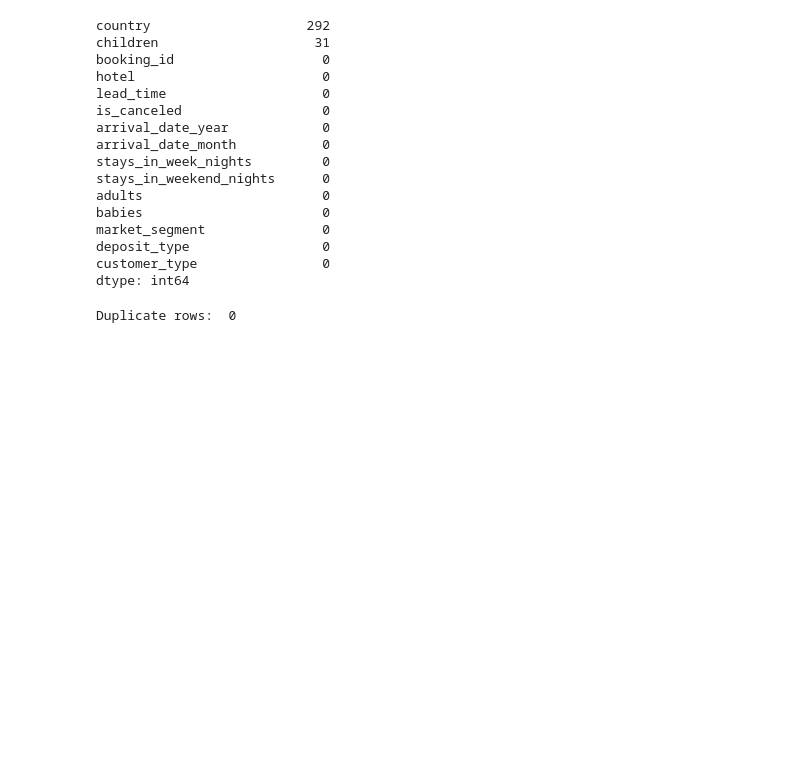
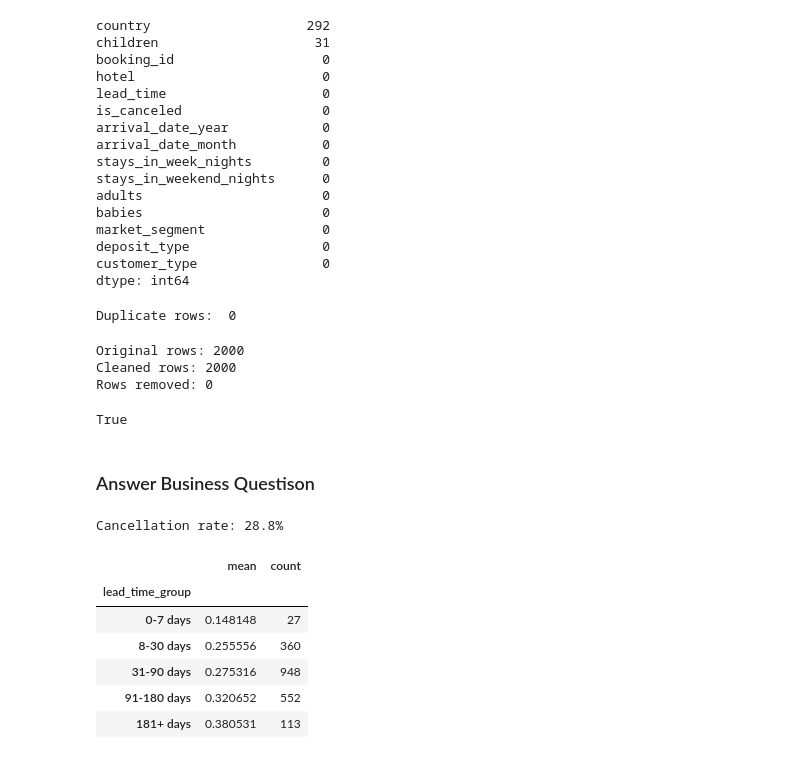
Before and after one commit to Strawby/hotel-booking-analysis, a Jupyter notebook: notebooks/hotel_analysis.ipynb, the cells around one changed output. Drawn from its saved outputs; the diff is of its cells as text; code cells hidden in the pictures; blank space fills up the shorter version.

```diff
--- a/notebooks/hotel_analysis.ipynb
+++ b/notebooks/hotel_analysis.ipynb
@@ -128,3 +128,15 @@ clean = df.drop_duplicates().copy()
 # %%
 # Fill selected missing values
 clean["children"] = clean["children"].fillna(0)
+# %%
+# Create total-guests and total-nights fields
+clean["total_guests"] = (
+    clean["adults"]
+    + clean["children"]
+    + clean["babies"]
+)
+
+clean["total_nights"] = (
+    clean["stays_in_weekend_nights"]
+    + clean["stays_in_week_nights"]
+)
@@ -130,0 +148,50 @@ clean["children"] = clean["children"].fillna(0)
+# %%
+# Compare before and after
+print("Original rows:", len(df))
+print("Cleaned rows:", len(clean))
+print("Rows removed:", len(df) - len(clean))
+# %% [output]
+Original rows: 2000
+Cleaned rows: 2000
+Rows removed: 0
+# %%
+# Save the cleaned dataset
+processed_path = Path("../data/processed/clean_bookings.csv")
+clean.to_csv(processed_path, index=False)
+print(processed_path.exists())
+# %% [output]
+True
+# %% [markdown]
+### Answer Business Questison
+# %%
+# Question 1: What percentage of bookings were canceled?
+cancellation_rate = clean["is_canceled"].mean()
+print(f"Cancellation rate: {cancellation_rate:.1%}")
+# %% [output]
+Cancellation rate: 28.8%
+# %%
+# Question 2: Does cancellation rate change with lead time?
+clean["lead_time_group"] = pd.cut(
+ clean["lead_time"],
+ bins=[-1, 7, 30, 90, 180, float("inf")],
+ labels=[
+ "0-7 days",
+ "8-30 days",
+ "31-90 days",
+ "91-180 days",
+ "181+ days",
+ ],
+)
+lead_time_results = (
+ clean.groupby("lead_time_group", observed=False)["is_canceled"]
+ .agg(["mean", "count"])
+)
+display(lead_time_results)
+# %% [output]
+|  | mean | count |
+| lead_time_group |  |  |
+| 0-7 days | 0.148148 | 27 |
+| 8-30 days | 0.255556 | 360 |
+| 31-90 days | 0.275316 | 948 |
+| 91-180 days | 0.320652 | 552 |
+| 181+ days | 0.380531 | 113 |
```
Also changed, not shown: parts of 3 cells of this notebook, 3 other files.
